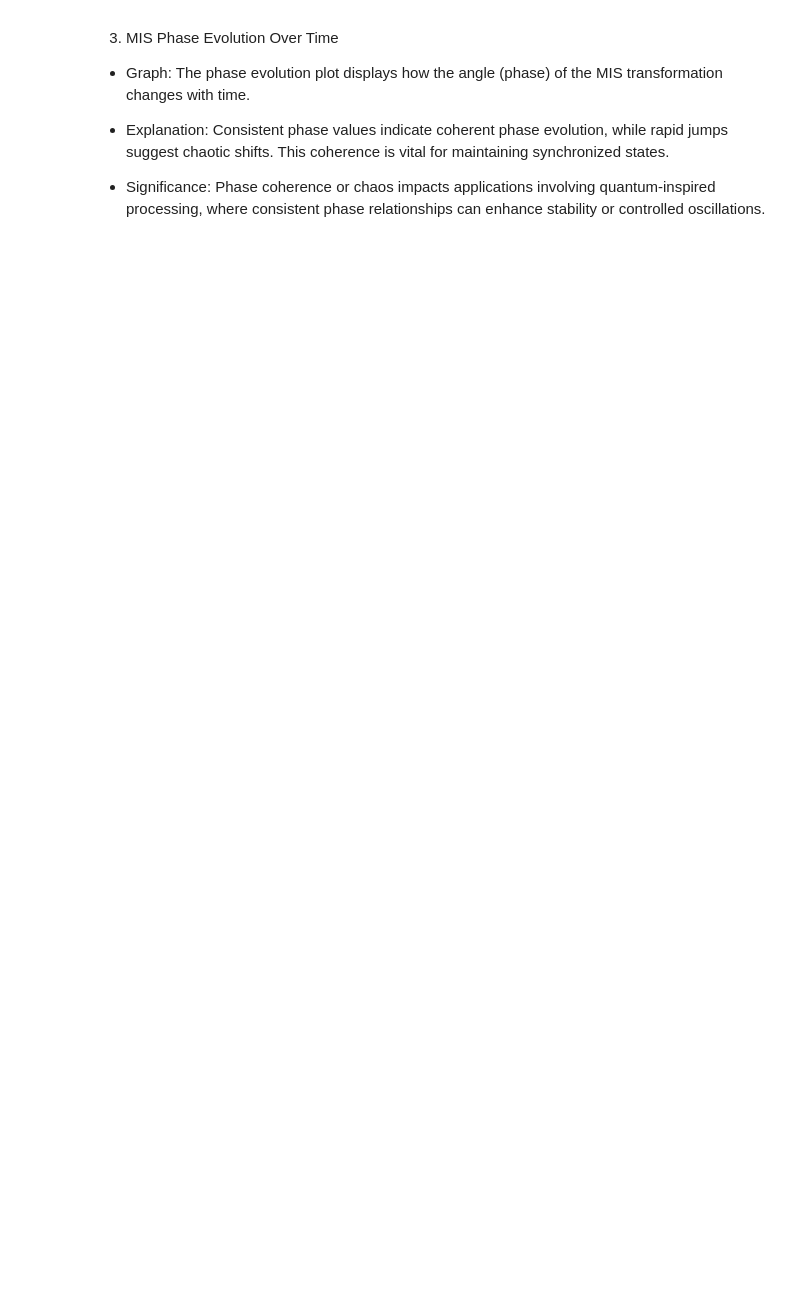
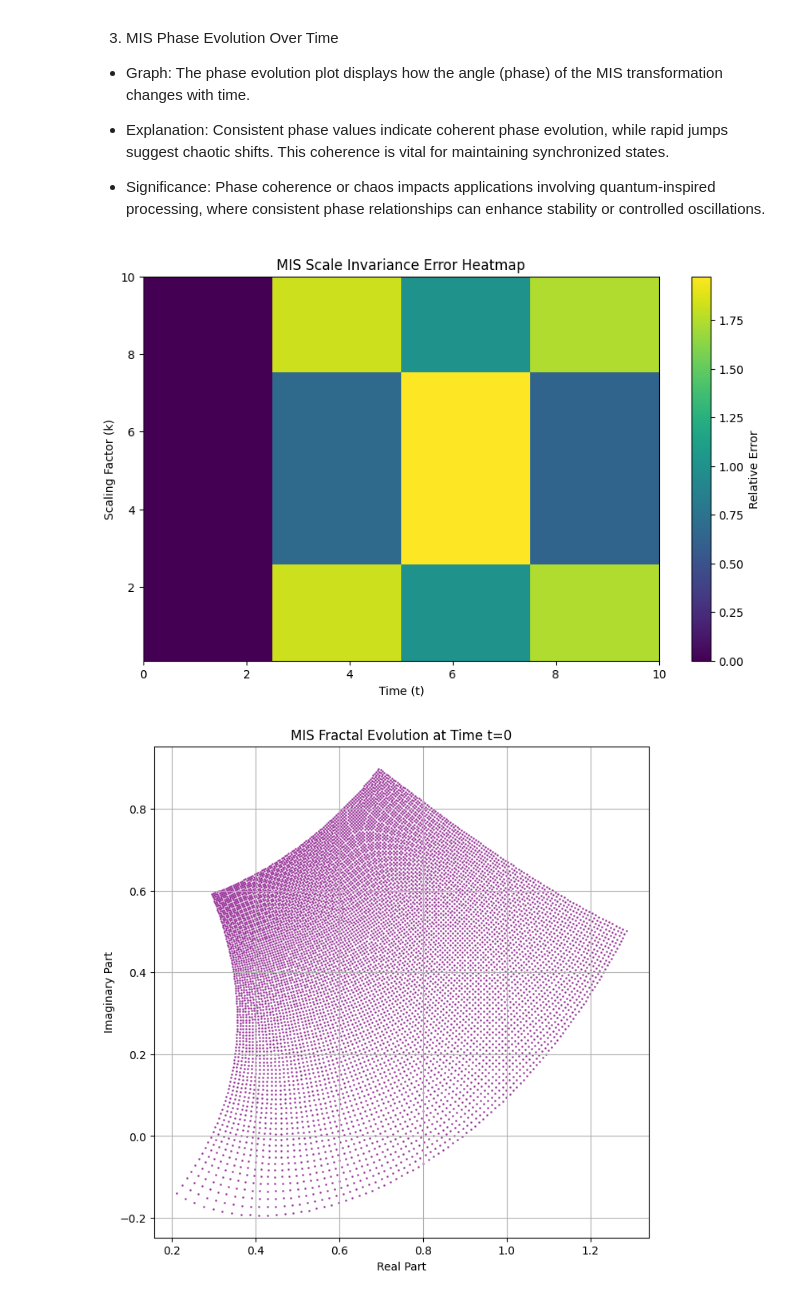
Before and after one commit to NeoVertex1/Morphotensorial-Field-Theory, a Jupyter notebook: paper/paper.ipynb, the cells around one changed output. Saved outputs shown, nothing was run; the diff lists cells and outputs as text; code cells hidden in the pictures; blank space fills up the shorter version.

```diff
--- a/paper/paper.ipynb
+++ b/paper/paper.ipynb
@@ -1066,3 +1089,72 @@ Before we go into the mathematical details, that might interest some and bore ot
 - Explanation: Consistent phase values indicate coherent phase evolution, while rapid jumps suggest chaotic shifts. This coherence is vital for maintaining synchronized states.
 
 - Significance: Phase coherence or chaos impacts applications involving quantum-inspired processing, where consistent phase relationships can enhance stability or controlled oscillations.
+# %%
+import numpy as np
+import matplotlib.pyplot as plt
+import cmath
+
+def mis_function(z, alpha, beta, t):
+    """Calculate MIS transformation with complex parameters α and β."""
+    log_z_beta = cmath.log(z)**beta
+    return z**alpha * cmath.exp(1j * t * log_z_beta)
+
+def scale_invariance_test(z_values, alpha, beta, t_values, k_values):
+    """Test and visualize scale invariance error across time and scaling factors."""
+    errors = []
+    for k in k_values:
+        row = []
+        for t in t_values:
+            total_error = 0
+            for z in z_values:
+                left_side = mis_function(k * z, alpha, beta, t)
+                right_side = (k**alpha) * mis_function(z, alpha, beta, t)
+                error = abs(left_side - right_side) / (abs(right_side) + 1e-10)  # Avoid division by zero
+                total_error += error
+            row.append(total_error / len(z_values))  # Average error for current k and t
+        errors.append(row)
+
+    errors = np.array(errors)
+    plt.figure(figsize=(10, 6))
+    plt.imshow(errors, aspect='auto', cmap='viridis', origin='lower',
+               extent=[t_values[0], t_values[-1], k_values[0], k_values[-1]])
+    plt.colorbar(label='Relative Error')
+    plt.xlabel('Time (t)')
+    plt.ylabel('Scaling Factor (k)')
+    plt.title('MIS Scale Invariance Error Heatmap')
+    plt.show()
+
+def plot_mis_fractal(alpha, beta, t_values, z_range=(0.1, 2.0), num_points=100):
+    """Plot the fractal evolution of MIS at different time values."""
+    real_range = np.linspace(z_range[0], z_range[1], num_points)
+    imag_range = np.linspace(z_range[0], z_range[1], num_points)
+    z_vals = [complex(x, y) for x in real_range for y in imag_range]
+
+    for t in t_values:
+        transformed_vals = [mis_function(z, alpha, beta, t) for z in z_vals]
+        real_parts = [val.real for val in transformed_vals]
+        imag_parts = [val.imag for val in transformed_vals]
+
+        plt.figure(figsize=(8, 8))
+        plt.scatter(real_parts, imag_parts, color="purple", s=1, alpha=0.6)
+        plt.title(f"MIS Fractal Evolution at Time t={t}")
+        plt.xlabel("Real Part")
+        plt.ylabel("Imaginary Part")
+        plt.grid(True)
+        plt.show()
+
+# Parameters for MIS function
+alpha = 0.5 + 0.5j
+beta = 1.0 + 0.0j
+t_values = [0, 1, 5, 10]
+k_values = [0.1, 0.5, 2, 10]
+z_values = [1 + 1j, 2 + 2j, 10 + 10j, 100 + 100j]
+
+# Run scale invariance test and visualize errors
+scale_invariance_test(z_values, alpha, beta, t_values, k_values)
+
+# Plot the fractal evolution of MIS
+plot_mis_fractal(alpha, beta, t_values)
+# %% [output]
+[figure, added]
+[figure, added]
```
Also changed, not shown: parts of 8 cells of this notebook.
